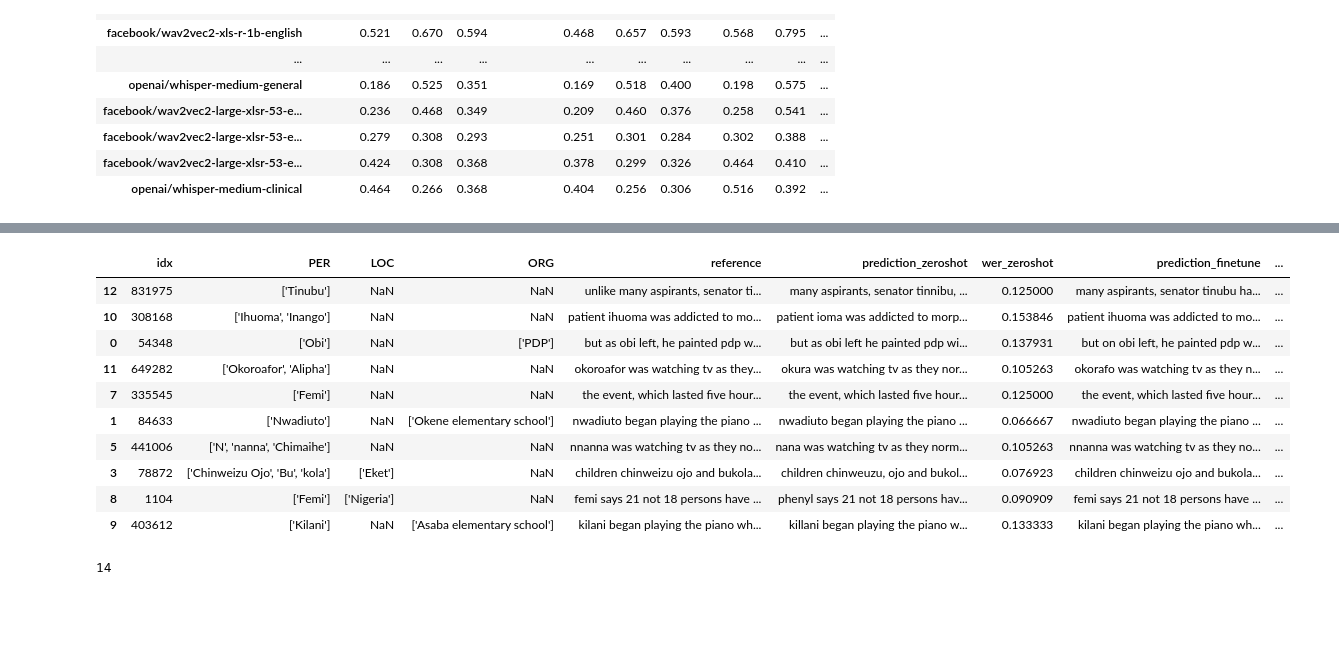
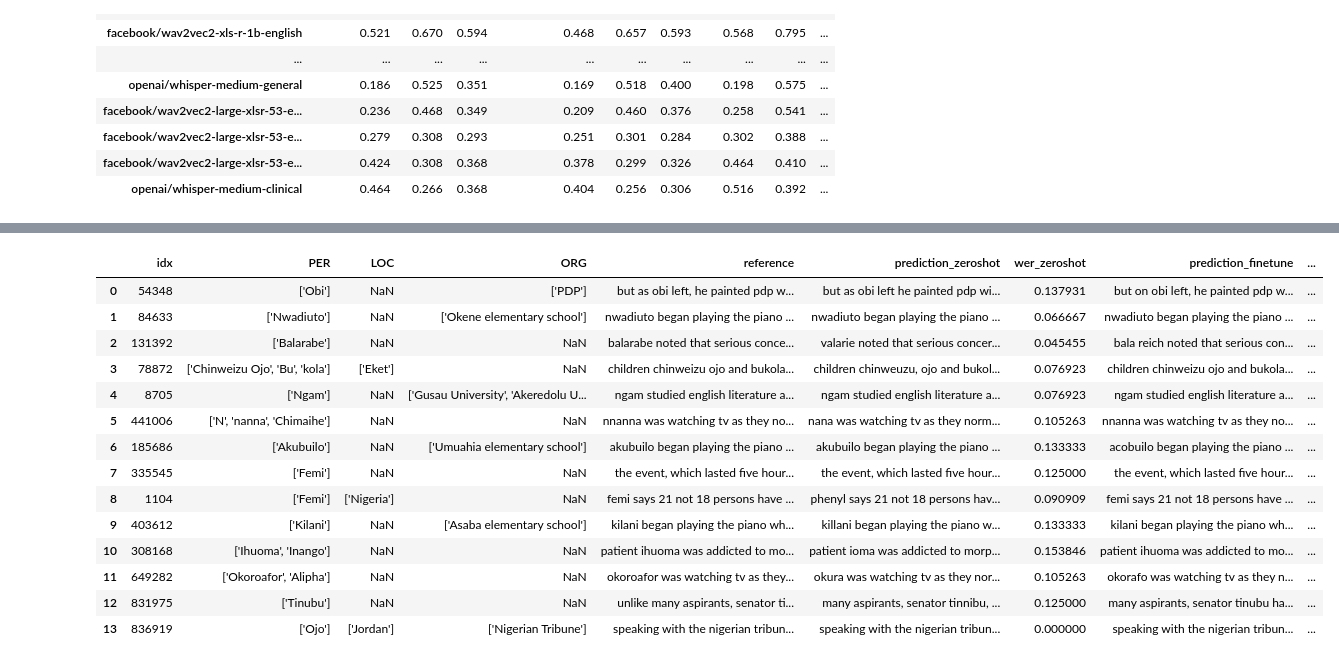
Before and after one commit to intron-innovation/AfriSpeech-200, a Jupyter notebook: notebooks/named_entity_experiment.ipynb, the cells around one changed output, grey strips where cells are left out. Saved outputs shown, nothing was run; the diff lists cells and outputs as text; code cells hidden in the pictures; blank space fills up the shorter version.

```diff
--- a/notebooks/named_entity_experiment.ipynb
+++ b/notebooks/named_entity_experiment.ipynb
@@ -478,30 +479,30 @@ df_ab.sample(10)
 # %%
 df_ac = filtered_a[["idx", "PER", "LOC", "ORG","reference", "prediction", "wer"]].merge(c[["idx", "prediction", "wer"]], on=["idx"])
 df_ac["prediction_zeroshot"] = df_ac["prediction_x"]
 df_ac["wer_zeroshot"] = df_ac["wer_x"]
 df_ac = df_ac.drop(columns=["prediction_x", "wer_x"])
 
 df_ac["prediction_finetune"] = df_ac["prediction_y"]
 df_ac["wer_finetune"] = df_ac["wer_y"]
 df_ac = df_ac.drop(columns=["prediction_y", "wer_y"])
 
-df_ac.sample(10)
+df_ac
 # %% [output]
 |  | idx | PER | LOC | ORG | reference | prediction_zeroshot | wer_zeroshot | prediction_finetune | ... |
-| 12 | 831975 | ['Tinubu'] | NaN | NaN | unlike many aspirants, senator ti... | many aspirants, senator tinnibu, ... | 0.125000 | many aspirants, senator tinubu ha... | ... |
-| 10 | 308168 | ['Ihuoma', 'Inango'] | NaN | NaN | patient ihuoma was addicted to mo... | patient ioma was addicted to morp... | 0.153846 | patient ihuoma was addicted to mo... | ... |
 | 0 | 54348 | ['Obi'] | NaN | ['PDP'] | but as obi left, he painted pdp w... | but as obi left he painted pdp wi... | 0.137931 | but on obi left, he painted pdp w... | ... |
-| 11 | 649282 | ['Okoroafor', 'Alipha'] | NaN | NaN | okoroafor was watching tv as they... | okura was watching tv as they nor... | 0.105263 | okorafo was watching tv as they n... | ... |
+| 1 | 84633 | ['Nwadiuto'] | NaN | ['Okene elementary school'] | nwadiuto began playing the piano ... | nwadiuto began playing the piano ... | 0.066667 | nwadiuto began playing the piano ... | ... |
+| 2 | 131392 | ['Balarabe'] | NaN | NaN | balarabe noted that serious conce... | valarie noted that serious concer... | 0.045455 | bala reich noted that serious con... | ... |
+| 3 | 78872 | ['Chinweizu Ojo', 'Bu', 'kola'] | ['Eket'] | NaN | children chinweizu ojo and bukola... | children chinweuzu, ojo and bukol... | 0.076923 | children chinweizu ojo and bukola... | ... |
+| 4 | 8705 | ['Ngam'] | NaN | ['Gusau University', 'Akeredolu U... | ngam studied english literature a... | ngam studied english literature a... | 0.076923 | ngam studied english literature a... | ... |
+| 5 | 441006 | ['N', 'nanna', 'Chimaihe'] | NaN | NaN | nnanna was watching tv as they no... | nana was watching tv as they norm... | 0.105263 | nnanna was watching tv as they no... | ... |
+| 6 | 185686 | ['Akubuilo'] | NaN | ['Umuahia elementary school'] | akubuilo began playing the piano ... | akubuilo began playing the piano ... | 0.133333 | acobuilo began playing the piano ... | ... |
 | 7 | 335545 | ['Femi'] | NaN | NaN | the event, which lasted five hour... | the event, which lasted five hour... | 0.125000 | the event, which lasted five hour... | ... |
-| 1 | 84633 | ['Nwadiuto'] | NaN | ['Okene elementary school'] | nwadiuto began playing the piano ... | nwadiuto began playing the piano ... | 0.066667 | nwadiuto began playing the piano ... | ... |
-| 5 | 441006 | ['N', 'nanna', 'Chimaihe'] | NaN | NaN | nnanna was watching tv as they no... | nana was watching tv as they norm... | 0.105263 | nnanna was watching tv as they no... | ... |
-| 3 | 78872 | ['Chinweizu Ojo', 'Bu', 'kola'] | ['Eket'] | NaN | children chinweizu ojo and bukola... | children chinweuzu, ojo and bukol... | 0.076923 | children chinweizu ojo and bukola... | ... |
 | 8 | 1104 | ['Femi'] | ['Nigeria'] | NaN | femi says 21 not 18 persons have ... | phenyl says 21 not 18 persons hav... | 0.090909 | femi says 21 not 18 persons have ... | ... |
 | 9 | 403612 | ['Kilani'] | NaN | ['Asaba elementary school'] | kilani began playing the piano wh... | killani began playing the piano w... | 0.133333 | kilani began playing the piano wh... | ... |
+| 10 | 308168 | ['Ihuoma', 'Inango'] | NaN | NaN | patient ihuoma was addicted to mo... | patient ioma was addicted to morp... | 0.153846 | patient ihuoma was addicted to mo... | ... |
+| 11 | 649282 | ['Okoroafor', 'Alipha'] | NaN | NaN | okoroafor was watching tv as they... | okura was watching tv as they nor... | 0.105263 | okorafo was watching tv as they n... | ... |
+| 12 | 831975 | ['Tinubu'] | NaN | NaN | unlike many aspirants, senator ti... | many aspirants, senator tinnibu, ... | 0.125000 | many aspirants, senator tinubu ha... | ... |
+| 13 | 836919 | ['Ojo'] | ['Jordan'] | ['Nigerian Tribune'] | speaking with the nigerian tribun... | speaking with the nigerian tribun... | 0.000000 | speaking with the nigerian tribun... | ... |
-# %%
-len(df_ac)
-# %% [output]
-14
 # %%
 print(df_ac.drop(columns=["idx"]).to_latex(index=False))
 # %% [output]
```
Also changed, not shown: parts of 4 cells of this notebook.
